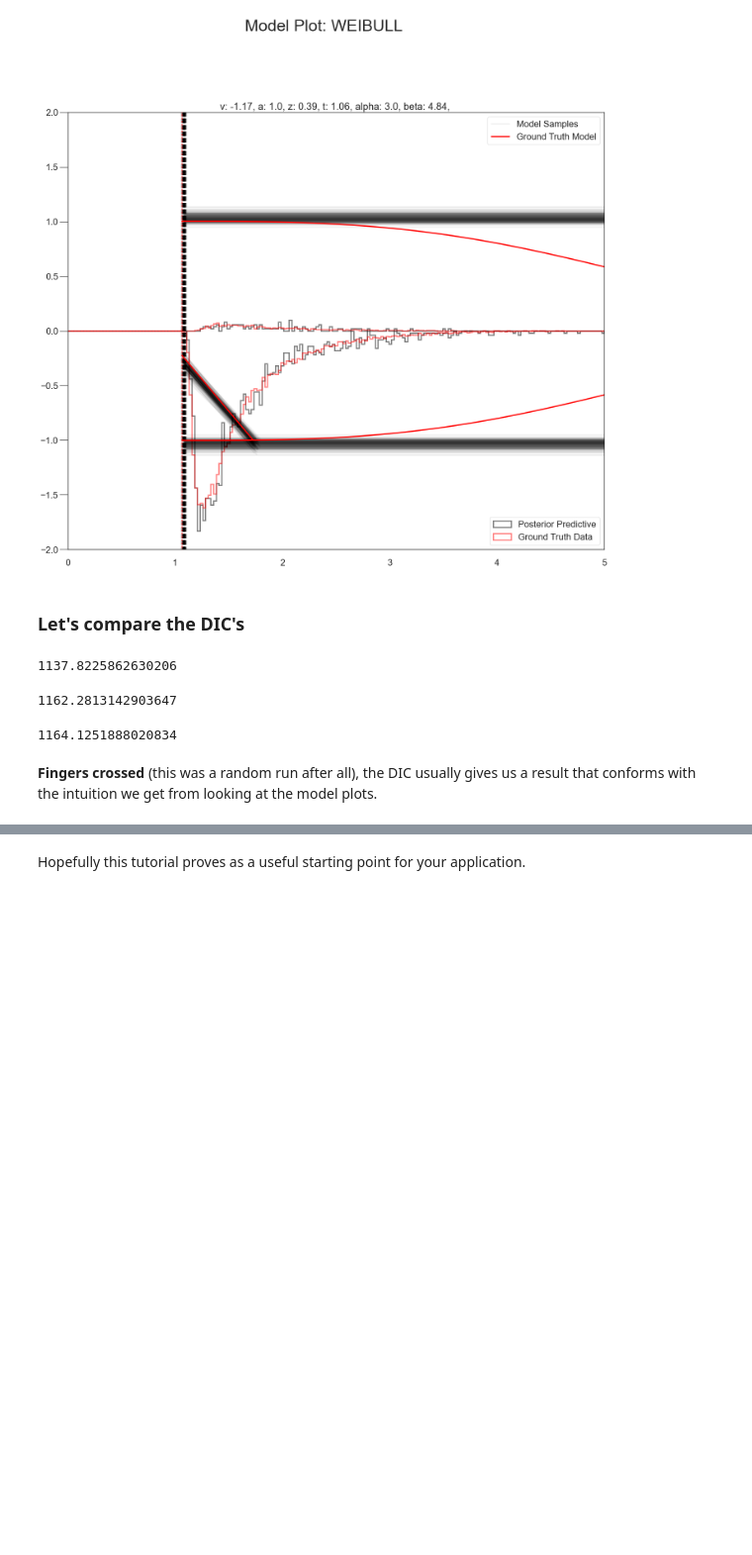
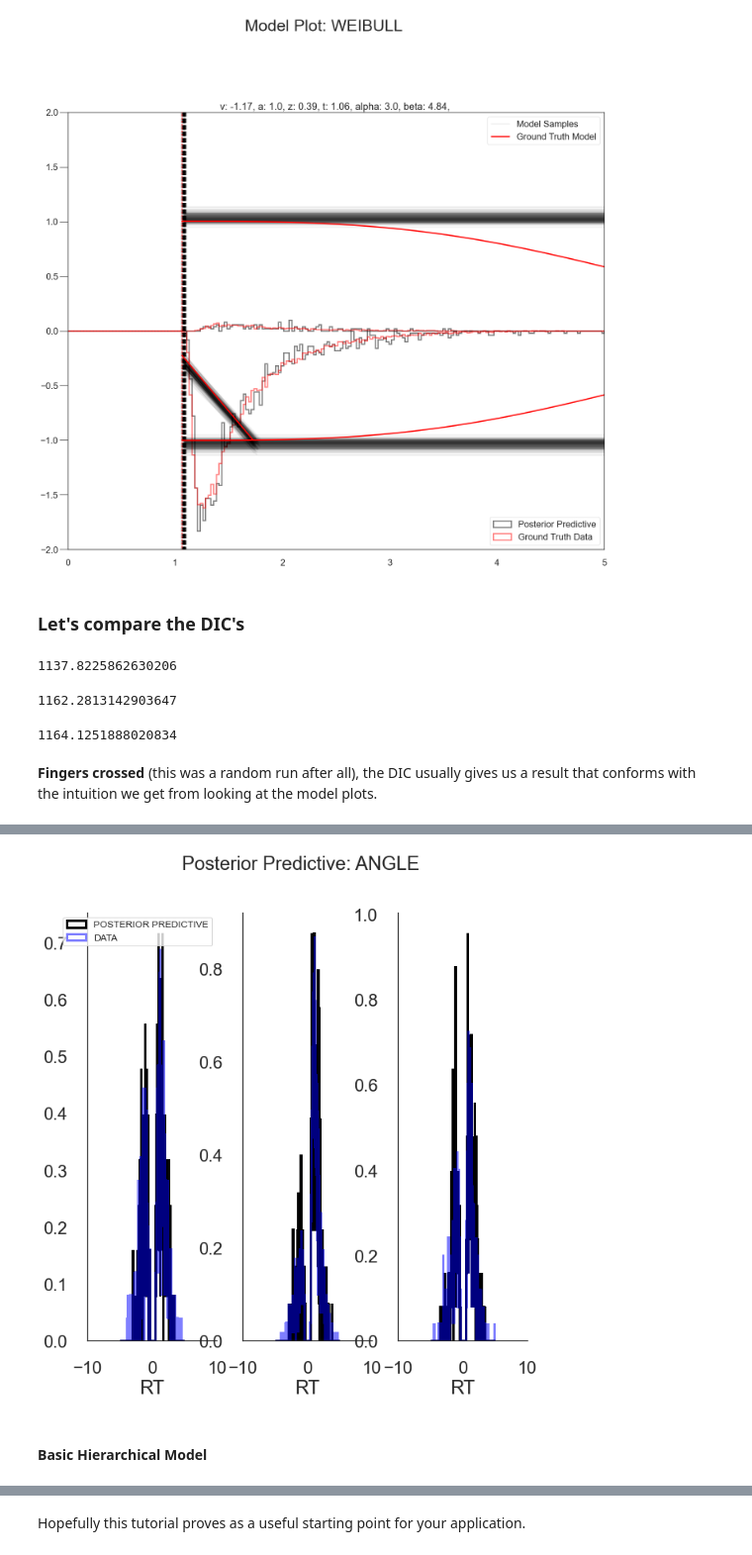
Before and after one commit to AlexanderFengler/hddmnn_tutorial, a Jupyter notebook: hddmnn_tutorial.ipynb, the cells around one changed output, grey strips where cells are left out. Shown at 99% size. Drawn from its saved outputs; the diff is of its cells as text; code cells hidden in the pictures; blank space fills up the shorter version.

```diff
--- a/hddmnn_tutorial.ipynb
+++ b/hddmnn_tutorial.ipynb
@@ -980,0 +1081,18 @@ hddm_model_single_subject_ddm.dic
+# %%
+# Posterior Predictive: Do we generate meaningful data from the Posterior Model?
+posterior_predictive_plot(ground_truths_parameters = None,
+                          ground_truths_data = cav_data,
+                          posterior_samples = hddm_model.get_traces(),
+                          model_gt = None,
+                          model_fitted = model,
+                          n_post_params = 50,
+                          n_plots = 3,
+                          max_t = 5,
+                          input_hddm_trace = True,
+                          datatype = 'condition',
+                          condition_column = 'stim',
+                          hist_linewidth = 3)
+# %% [output]
+[figure, added]
+# %% [markdown]
+#### Basic Hierarchical Model
```
Also changed, not shown: parts of 34 cells of this notebook, 4 other files.
